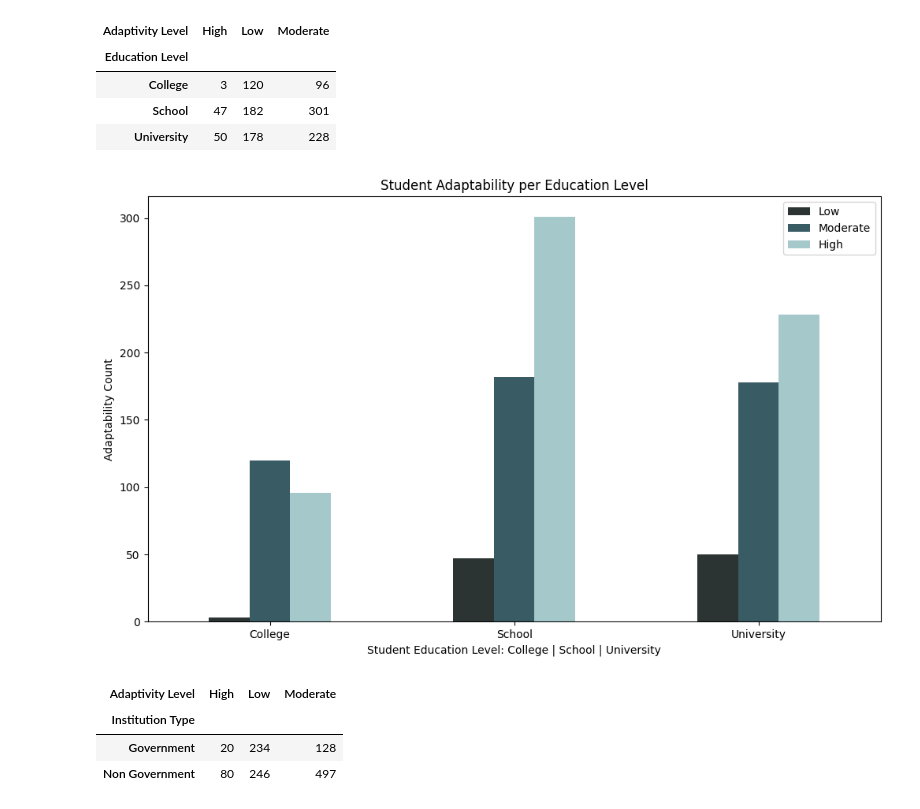
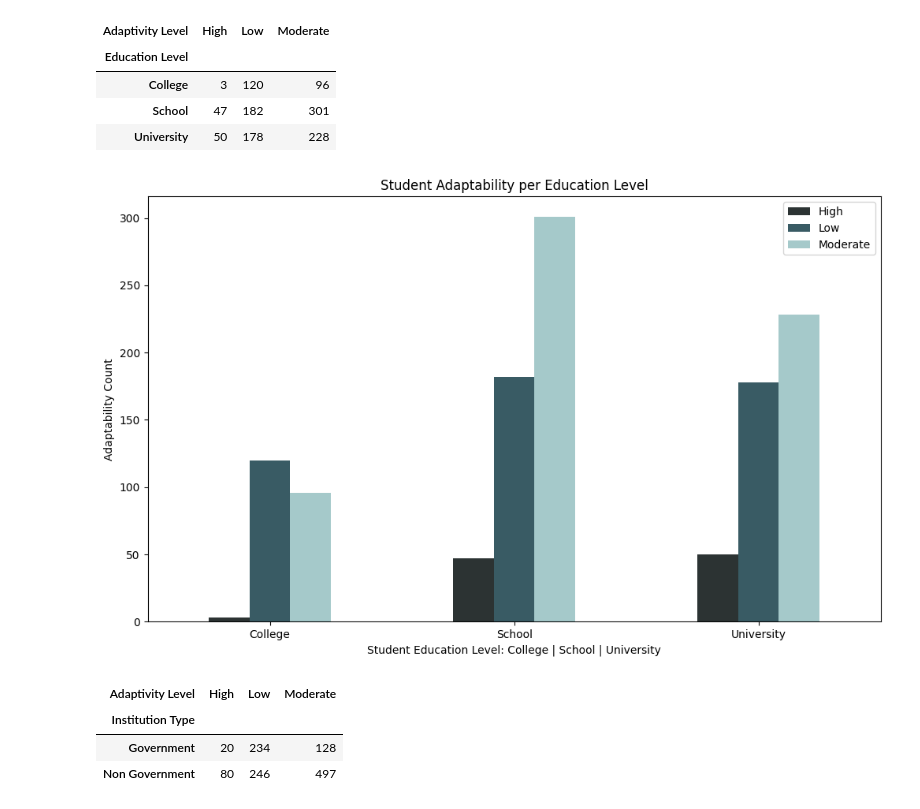
Before and after one commit to granulatedsugar/mmdc-student-classification, a Jupyter notebook: mmdc-student-classification.ipynb, the cells around one changed output. Drawn from its saved outputs; the diff is of its cells as text; code cells hidden in the pictures.

```diff
--- a/mmdc-student-classification.ipynb
+++ b/mmdc-student-classification.ipynb
@@ -346,15 +346,15 @@ e_a_cross_tab
 # %%
 # Plot Crosstab
 e_a_cross_tab.plot(kind="bar",
                   figsize=(12, 7),
                   color=[PRIMARY, SECONDARY, NEUTRAL]);
 plt.title("Student Adaptability per Education Level")
 plt.xlabel("Student Education Level: College | School | University")
 plt.ylabel("Adaptability Count")
-plt.legend(['Low', 'Moderate', 'High'])
+plt.legend(['High', 'Low', 'Moderate'])
 plt.xticks(rotation=0);
 # %% [output]
-[figure, old version]
+[figure, new version]
 # %%
 i_a_cross_tab = pd.crosstab(df['Institution Type'], df['Adaptivity Level'])
 i_a_cross_tab
```
Also changed, not shown: parts of 2 cells of this notebook.
